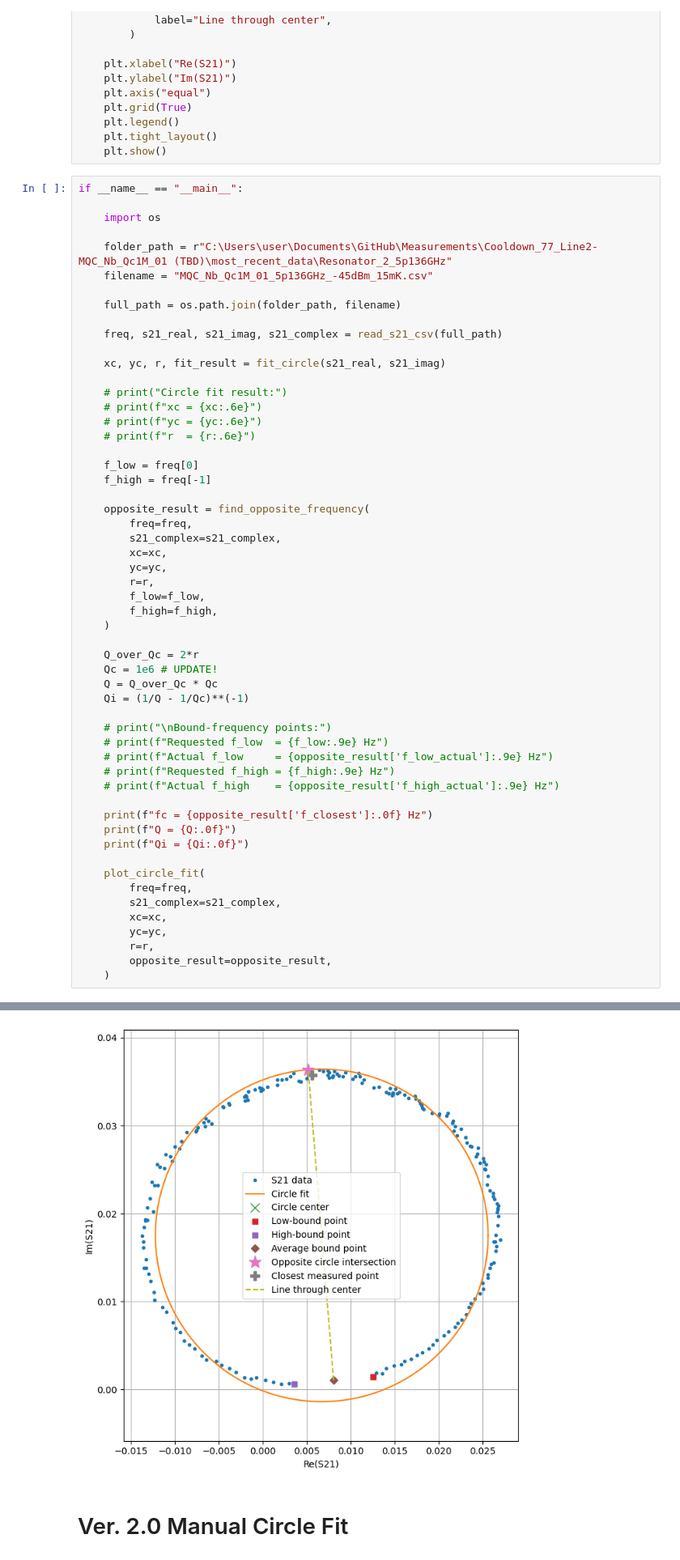
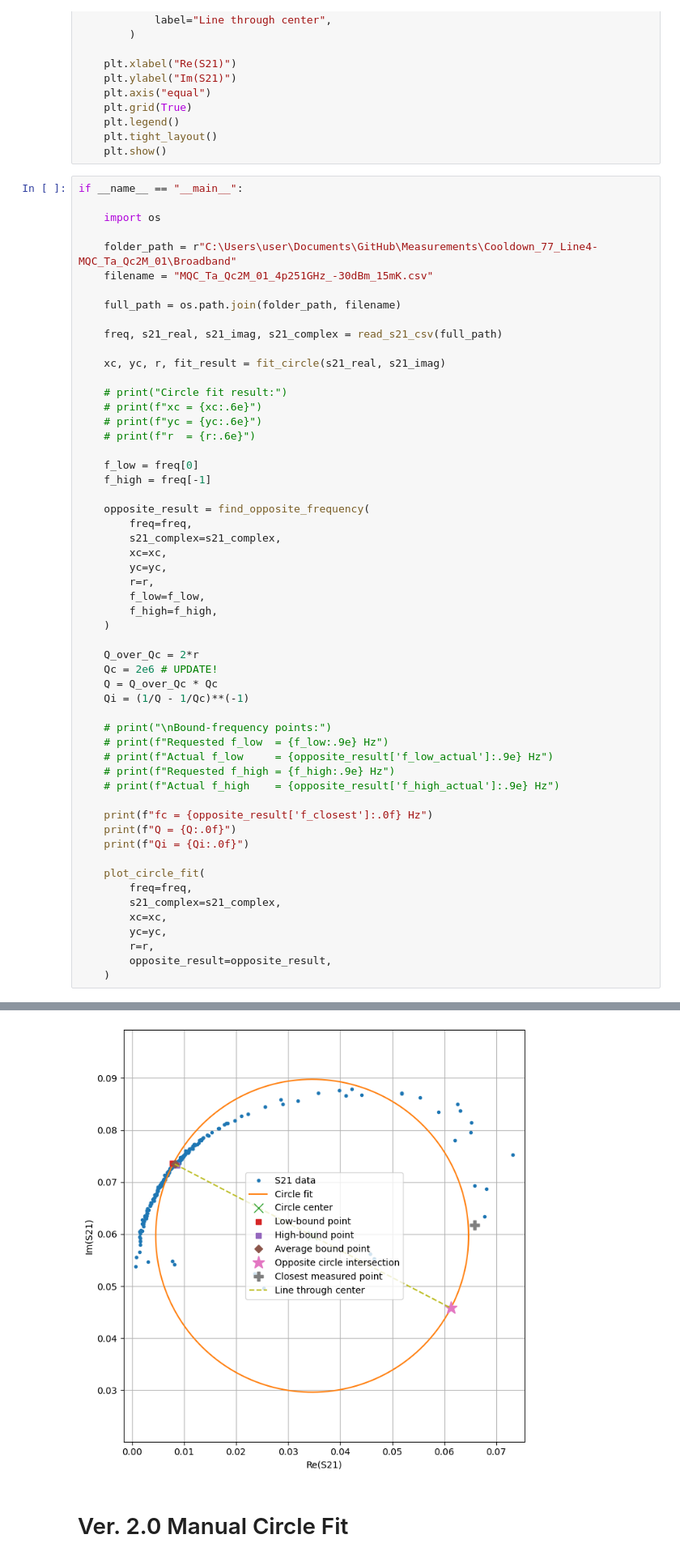
Before and after one commit to WeiRenSyong/Arrange_VNA_Data, a Jupyter notebook: Manual_DCM_Fit.ipynb, the cells around one changed output, grey strips where cells are left out. Shown at 81% size. Drawn from its saved outputs; the diff is of its cells as text.

```diff
--- a/Manual_DCM_Fit.ipynb
+++ b/Manual_DCM_Fit.ipynb
@@ -137,8 +137,8 @@ if __name__ == "__main__":
 
     import os
 
-    folder_path = r"C:\Users\user\Documents\GitHub\Measurements\Cooldown_77_Line2-MQC_Nb_Qc1M_01 (TBD)\most_recent_data\Resonator_2_5p136GHz"
-    filename = "MQC_Nb_Qc1M_01_5p136GHz_-45dBm_15mK.csv"
+    folder_path = r"C:\Users\user\Documents\GitHub\Measurements\Cooldown_77_Line4-MQC_Ta_Qc2M_01\Broadband"
+    filename = "MQC_Ta_Qc2M_01_4p251GHz_-30dBm_15mK.csv"
 
     full_path = os.path.join(folder_path, filename)
 
@@ -165,7 +165,7 @@ if __name__ == "__main__":
     )
 
     Q_over_Qc = 2*r
-    Qc = 1e6 # UPDATE!
+    Qc = 2e6 # UPDATE!
     Q = Q_over_Qc * Qc
     Qi = (1/Q - 1/Qc)**(-1)
 
@@ -194,4 +194,4 @@ Qi = 39289
-[figure, old version]
+[figure, new version]
 # %% [markdown]
 # Ver. 2.0 Manual Circle Fit
 # %%
```
Also changed, not shown: parts of 2 cells of this notebook, 1 other file.
